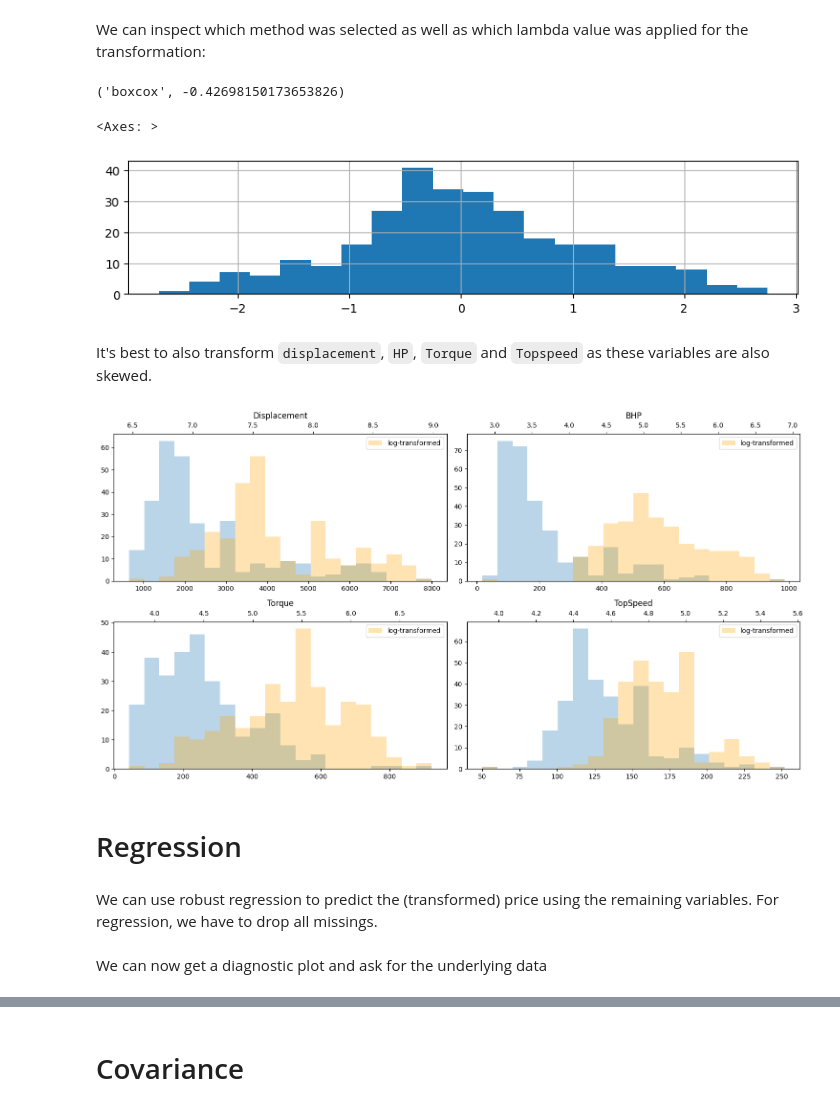
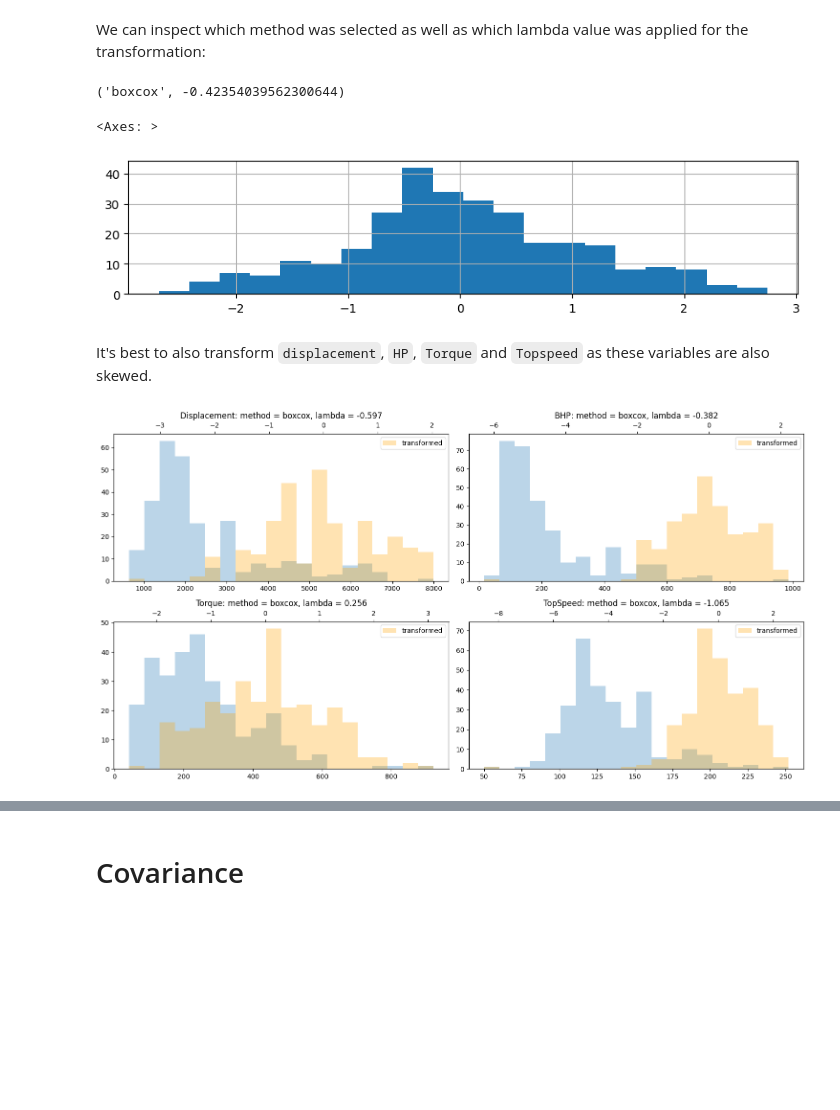
Before and after one commit to STAN-UAntwerp/robpy, a Jupyter notebook: demo_notebooks/topgear.ipynb, the cells around one changed output, grey strips where cells are left out. Saved outputs shown, nothing was run; the diff lists cells and outputs as text; code cells hidden in the pictures; blank space fills up the shorter version.

```diff
--- a/demo_notebooks/topgear.ipynb
+++ b/demo_notebooks/topgear.ipynb
@@ -111,37 +108,34 @@ clean_data['Price'].hist(bins=20, figsize=(10, 2))
 <Axes: >
 [figure]
 # %%
-transformer = RobustPowerTransformer().fit(clean_data['Price'])
+price_transformer = RobustPowerTransformer(method='auto').fit(clean_data['Price'])
 
-clean_data['Price_transformed'] = transformer.transform(clean_data['Price'])
+clean_data['Price_transformed'] = price_transformer.transform(clean_data['Price'])
 # %% [markdown]
 We can inspect which method was selected as well as which lambda value was applied for the transformation:
 # %%
-transformer.method, transformer.lambda_rew
+price_transformer.method, price_transformer.lambda_rew
 # %% [output]
-('boxcox', -0.42698150173653826)
+('boxcox', -0.42354039562300644)
 # %%
 clean_data['Price_transformed'].hist(bins=20, figsize=(10, 2))
 # %% [output]
 <Axes: >
-[figure, old version]
+[figure, new version]
 # %% [markdown]
 It's best to also transform `displacement`, `HP`, `Torque` and `Topspeed` as these variables are also skewed.
 # %%
 fig, axs = plt.subplots(2, 2, figsize=(15, 8))
 for col, ax in zip(['Displacement', 'BHP', 'Torque', 'TopSpeed'], axs.flatten()):
     clean_data[col].hist(ax=ax, bins=20, alpha=0.3)
-    ax.set_title(col)
-    clean_data[col] = np.log(clean_data[col])
+    transformer = RobustPowerTransformer(method='auto').fit(clean_data[col].dropna())
+    clean_data.loc[~np.isnan(clean_data[col]), col] = transformer.transform(clean_data[col].dropna())
     ax2=ax.twiny()
-    clean_data[col].hist(ax=ax2, bins=20, label='log-transformed', color='orange', alpha=0.3)
+    clean_data[col].hist(ax=ax2, bins=20, label='transformed', color='orange', alpha=0.3)
     ax.grid(False)
     ax2.grid(False)
     ax2.legend(loc='upper right')
+    ax.set_title(f'{col}: method = {transformer.method}, lambda = {transformer.lambda_rew:.3f}')
 fig.tight_layout()
 # %% [output]
-[figure, old version]
+[figure, new version]
-# %% [markdown]
-# Regression
-# %% [markdown]
-We can use robust regression to predict the (transformed) price using the remaining variables. For regression, we have to drop all missings.
@@ -154,2 +141,0 @@ estimator = MMEstimator().fit(X, y)
-# %% [markdown]
-We can now get a diagnostic plot and ask for the underlying data
```
Also changed, not shown: parts of 30 cells of this notebook, 4 other files.
